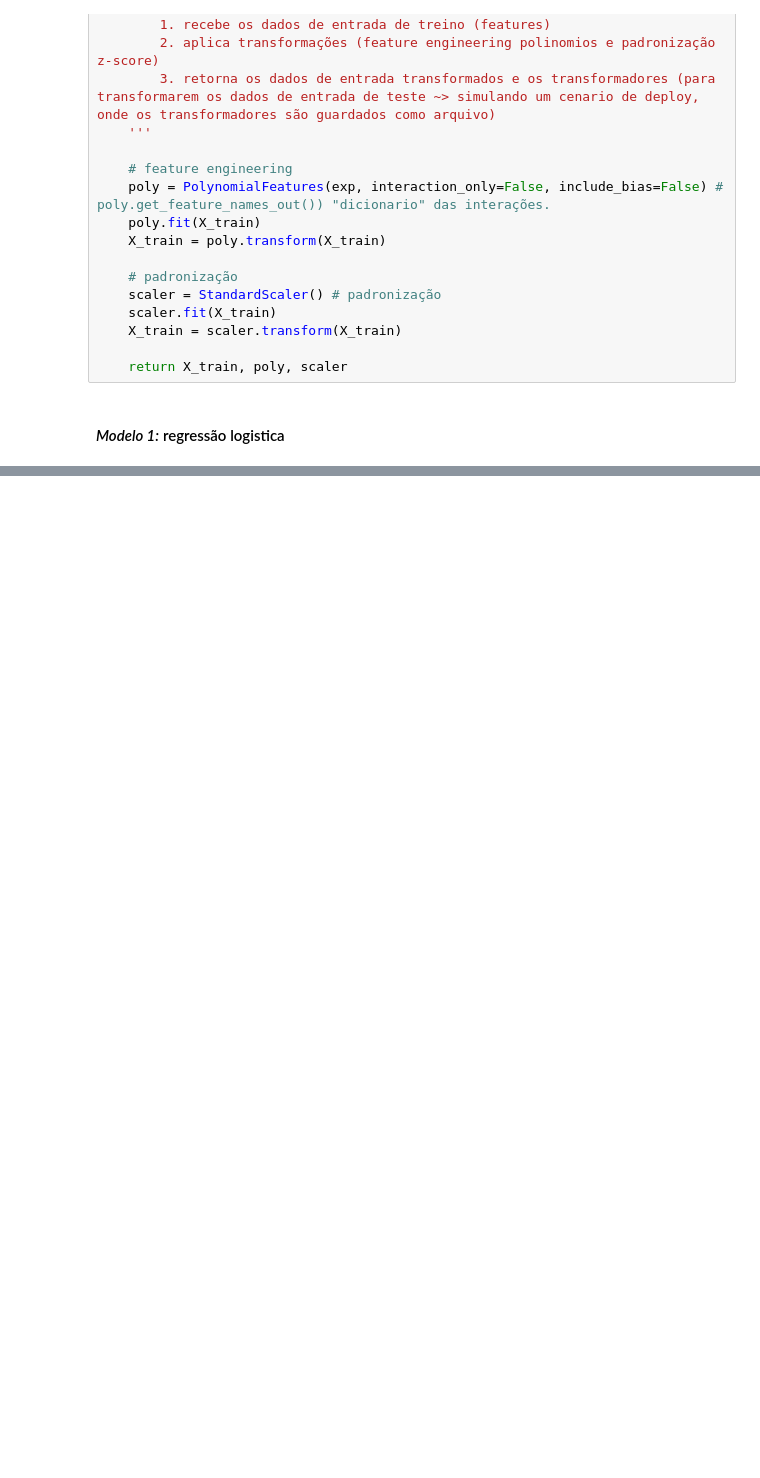
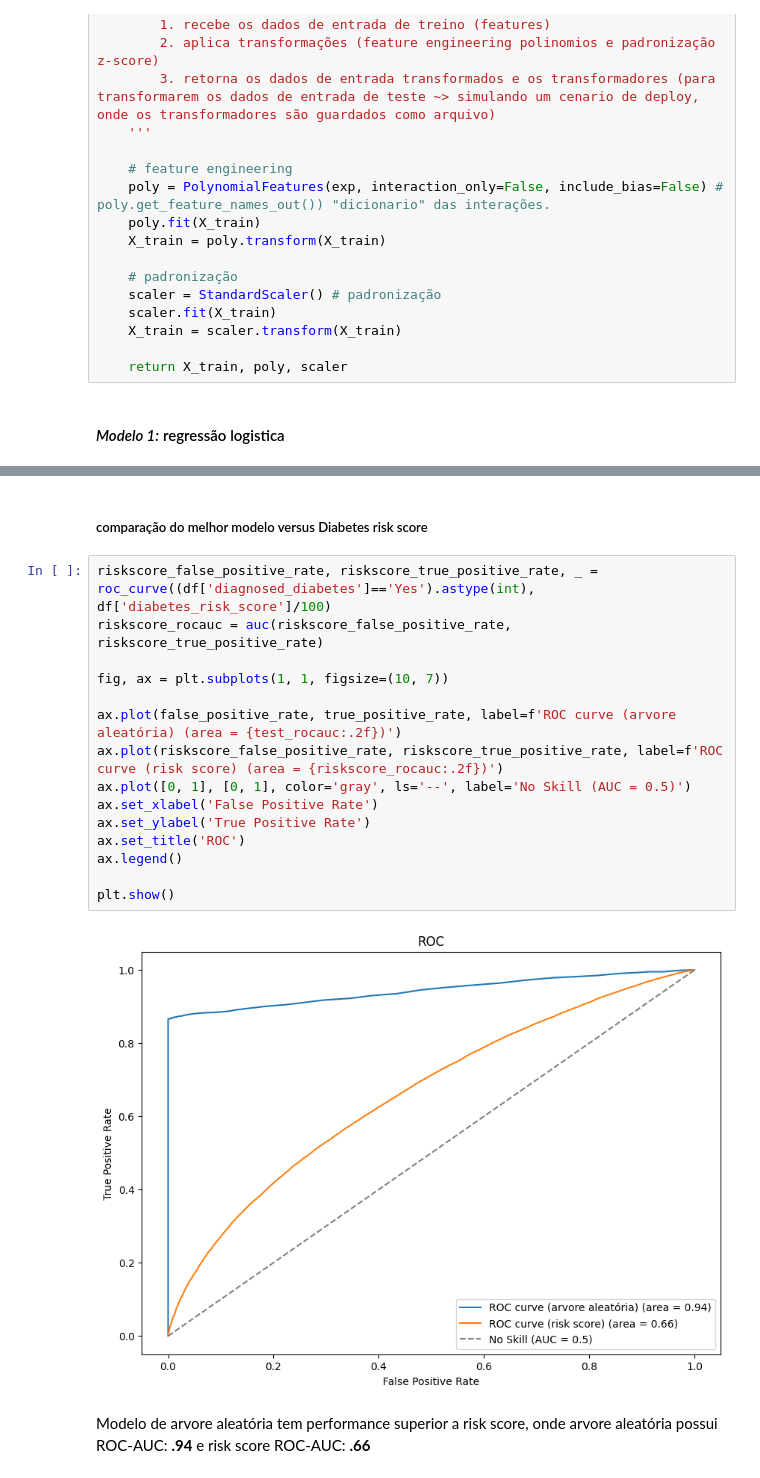
Before and after one commit to richardsantino/diabete-prediction, a Jupyter notebook: diabetes_prediction.ipynb, the cells around one changed output, grey strips where cells are left out. Drawn from its saved outputs; the diff is of its cells as text; blank space fills up the shorter version.

```diff
--- a/diabetes_prediction.ipynb
+++ b/diabetes_prediction.ipynb
@@ -888,0 +1080,21 @@ ROC-AUC ~> train: 0.9404836766065015, cv: 0.9371254757572637
+# %% [markdown]
+##### comparação do melhor modelo versus Diabetes risk score
+# %%
+riskscore_false_positive_rate, riskscore_true_positive_rate, _ = roc_curve((df['diagnosed_diabetes']=='Yes').astype(int), df['diabetes_risk_score']/100)
+riskscore_rocauc = auc(riskscore_false_positive_rate, riskscore_true_positive_rate)
+
+fig, ax = plt.subplots(1, 1, figsize=(10, 7))
+
+ax.plot(false_positive_rate, true_positive_rate, label=f'ROC curve (arvore aleatória) (area = {test_rocauc:.2f})')
+ax.plot(riskscore_false_positive_rate, riskscore_true_positive_rate, label=f'ROC curve (risk score) (area = {riskscore_rocauc:.2f})')
+ax.plot([0, 1], [0, 1], color='gray', ls='--', label='No Skill (AUC = 0.5)')
+ax.set_xlabel('False Positive Rate')
+ax.set_ylabel('True Positive Rate')
+ax.set_title('ROC')
+ax.legend()
+
+plt.show()
+# %% [output]
+[figure, added]
+# %% [markdown]
+Modelo de arvore aleatória tem performance superior a risk score, onde arvore aleatória possui ROC-AUC: **.94** e risk score ROC-AUC: **.66**
```
Also changed, not shown: parts of 19 cells of this notebook.
